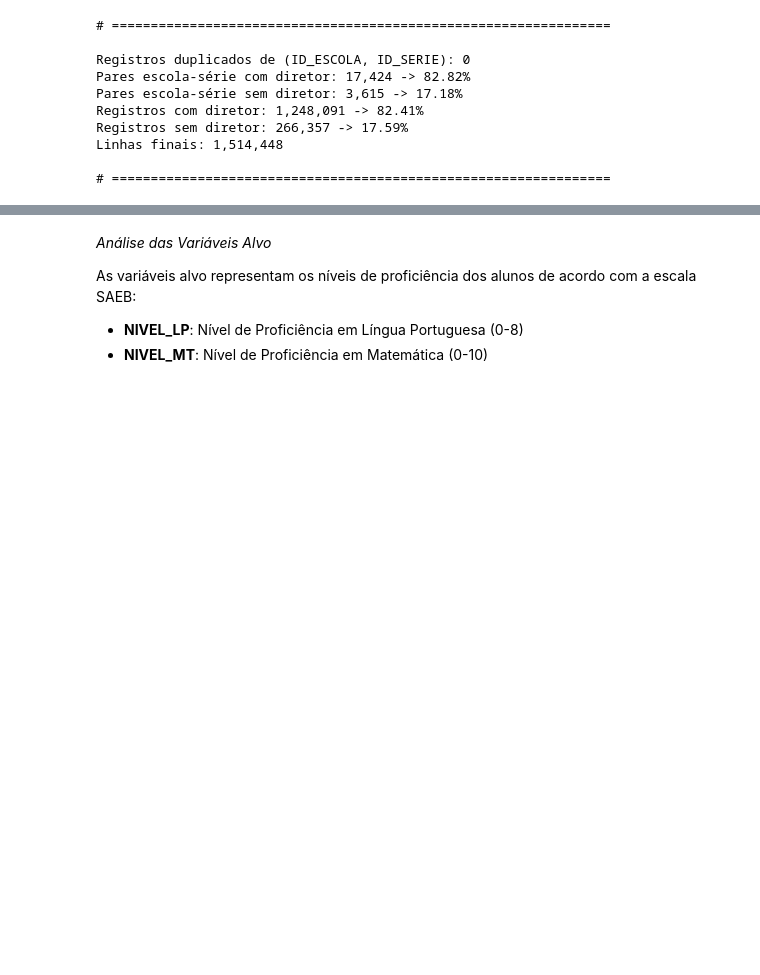
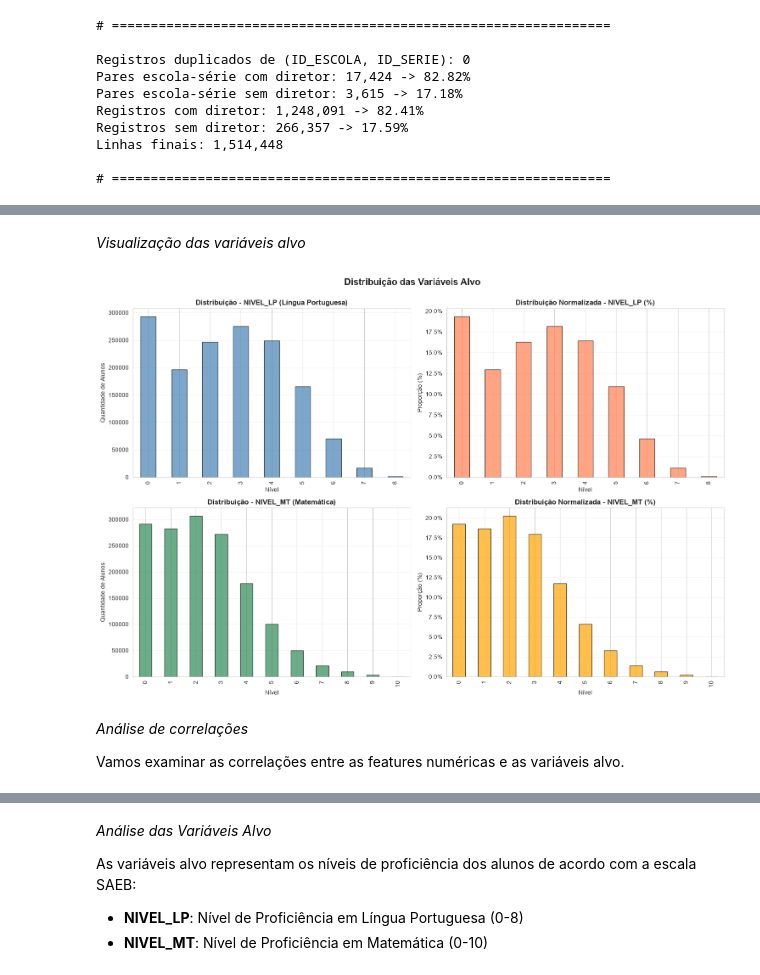
Before and after one commit to acarolls/projeto_IML, a Jupyter notebook: NotebookFinal.ipynb, the cells around one changed output, grey strips where cells are left out. Drawn from its saved outputs; the diff is of its cells as text; code cells hidden in the pictures; blank space fills up the shorter version.

Commit message:
Formatação final e adição de informações textuais para o notebook final
Adicionando as discussões apontadas na apresentação e organização final do notebook

```diff
--- a/NotebookFinal.ipynb
+++ b/NotebookFinal.ipynb
@@ -437,0 +778,63 @@ Linhas finais: 1,514,448
+# %% [markdown]
+*Visualização das variáveis alvo*
+# %%
+# Configurar estilo do seaborn
+sns.set_style("whitegrid")
+plt.rcParams['figure.figsize'] = (15, 10)
+
+# Criar subplots para as distribuições das variáveis alvo
+fig, axes = plt.subplots(2, 2, figsize=(15, 10))
+fig.suptitle('Distribuição das Variáveis Alvo', fontsize=16, fontweight='bold', y=1.00)
+
+if 'NIVEL_LP' in df_finalp.columns:
+    # Histograma - NIVEL_LP
+    ax1 = axes[0, 0]
+    df_finalp['NIVEL_LP'].value_counts().sort_index().plot(
+        kind='bar', ax=ax1, color='steelblue', edgecolor='black', alpha=0.7
+    )
+    ax1.set_title('Distribuição - NIVEL_LP (Língua Portuguesa)', fontweight='bold', fontsize=12)
+    ax1.set_xlabel('Nível')
+    ax1.set_ylabel('Quantidade de Alunos')
+    ax1.grid(axis='y', alpha=0.3)
+
+    # Histograma normalizado - NIVEL_LP
+    ax2 = axes[0, 1]
+    df_finalp['NIVEL_LP'].value_counts(normalize=True).sort_index().plot(
+        kind='bar', ax=ax2, color='coral', edgecolor='black', alpha=0.7
+    )
+    ax2.set_title('Distribuição Normalizada - NIVEL_LP (%)', fontweight='bold', fontsize=12)
+    ax2.set_xlabel('Nível')
+    ax2.set_ylabel('Proporção (%)')
+    ax2.yaxis.set_major_formatter(plt.FuncFormatter(lambda y, _: '{:.1%}'.format(y)))
+    ax2.grid(axis='y', alpha=0.3)
+
+if 'NIVEL_MT' in df_finalp.columns:
+    # Histograma - NIVEL_MT
+    ax3 = axes[1, 0]
+    df_finalp['NIVEL_MT'].value_counts().sort_index().plot(
+        kind='bar', ax=ax3, color='seagreen', edgecolor='black', alpha=0.7
+    )
+    ax3.set_title('Distribuição - NIVEL_MT (Matemática)', fontweight='bold', fontsize=12)
+    ax3.set_xlabel('Nível')
+    ax3.set_ylabel('Quantidade de Alunos')
+    ax3.grid(axis='y', alpha=0.3)
+
+    # Histograma normalizado - NIVEL_MT
+    ax4 = axes[1, 1]
+    df_finalp['NIVEL_MT'].value_counts(normalize=True).sort_index().plot(
+        kind='bar', ax=ax4, color='orange', edgecolor='black', alpha=0.7
+    )
+    ax4.set_title('Distribuição Normalizada - NIVEL_MT (%)', fontweight='bold', fontsize=12)
+    ax4.set_xlabel('Nível')
+    ax4.set_ylabel('Proporção (%)')
+    ax4.yaxis.set_major_formatter(plt.FuncFormatter(lambda y, _: '{:.1%}'.format(y)))
+    ax4.grid(axis='y', alpha=0.3)
+
+plt.tight_layout()
+plt.show()
+# %% [output]
+[figure, added]
+# %% [markdown]
+*Análise de correlações*
+
+Vamos examinar as correlações entre as features numéricas e as variáveis alvo.
```
Also changed, not shown: parts of 41 cells of this notebook, 9 other files.
